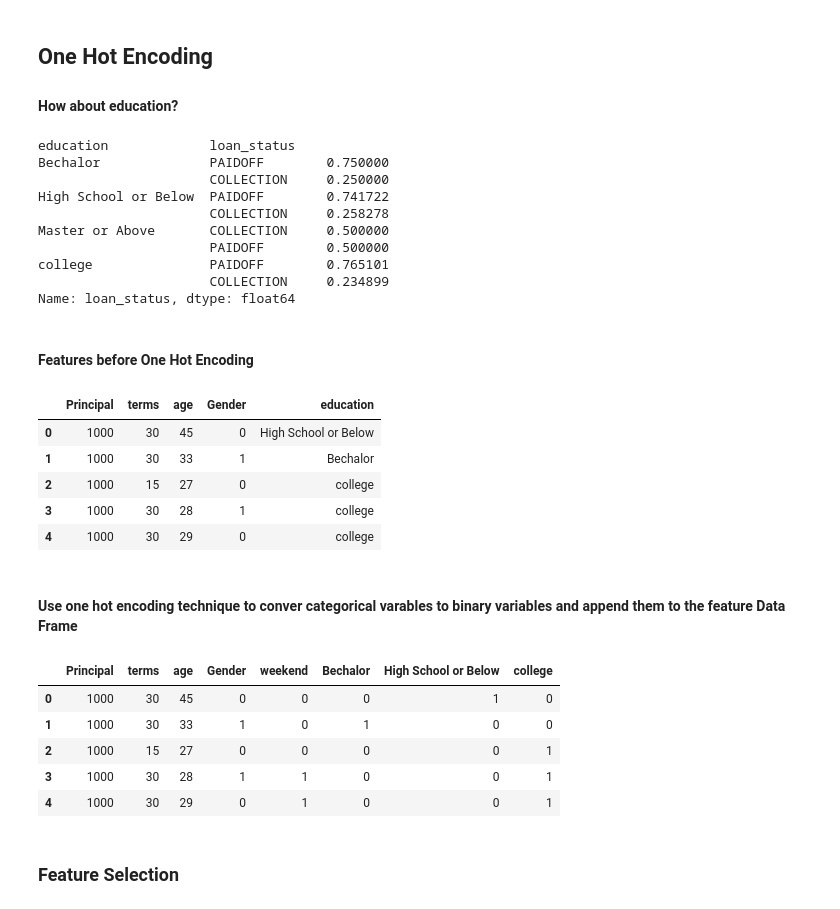
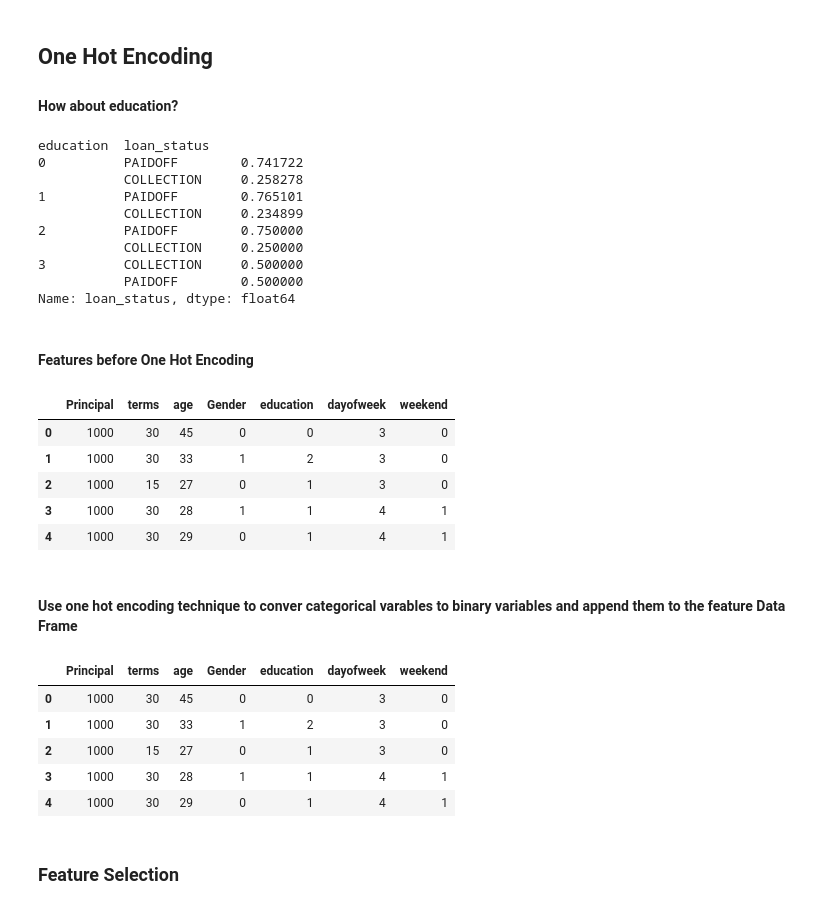
Before and after one commit to samciju/datascience, a Jupyter notebook: Final Assignment - ML DataScience.ipynb, the cells around one changed output. Drawn from its saved outputs; the diff is of its cells as text; code cells hidden in the pictures.

```diff
--- a/Final Assignment - ML DataScience.ipynb
+++ b/Final Assignment - ML DataScience.ipynb
@@ -165,6 +165,8 @@ Name: loan_status, dtype: float64
 Let's convert male to 0 and female to 1:
 # %%
 df['Gender'].replace(to_replace=['male','female'], value=[0,1],inplace=True)
+# Add to normalise education
+df['education'].replace(to_replace=['High School or Below','college','Bechalor','Master or Above'], value=[0,1,2,3],inplace=True)
 df.head()
 # %% [output]
 |  | Unnamed: 0 | Unnamed: 0.1 | loan_status | Principal | terms | effective_date | due_date | age | ... |
@@ -180,41 +182,41 @@ df.head()
 # %%
 df.groupby(['education'])['loan_status'].value_counts(normalize=True)
 # %% [output]
-education             loan_status
-Bechalor              PAIDOFF        0.750000
-                      COLLECTION     0.250000
-High School or Below  PAIDOFF        0.741722
-                      COLLECTION     0.258278
-Master or Above       COLLECTION     0.500000
-                      PAIDOFF        0.500000
-college               PAIDOFF        0.765101
-                      COLLECTION     0.234899
+education  loan_status
+0          PAIDOFF        0.741722
+           COLLECTION     0.258278
+1          PAIDOFF        0.765101
+           COLLECTION     0.234899
+2          PAIDOFF        0.750000
+           COLLECTION     0.250000
+3          COLLECTION     0.500000
+           PAIDOFF        0.500000
 Name: loan_status, dtype: float64
 # %% [markdown]
 #### Features before One Hot Encoding
 # %%
-df[['Principal','terms','age','Gender','education']].head()
+df[['Principal','terms','age','Gender','education','dayofweek','weekend']].head()
 # %% [output]
-|  | Principal | terms | age | Gender | education |
-| 0 | 1000 | 30 | 45 | 0 | High School or Below |
-| 1 | 1000 | 30 | 33 | 1 | Bechalor |
-| 2 | 1000 | 15 | 27 | 0 | college |
-| 3 | 1000 | 30 | 28 | 1 | college |
-| 4 | 1000 | 30 | 29 | 0 | college |
+|  | Principal | terms | age | Gender | education | dayofweek | weekend |
+| 0 | 1000 | 30 | 45 | 0 | 0 | 3 | 0 |
+| 1 | 1000 | 30 | 33 | 1 | 2 | 3 | 0 |
+| 2 | 1000 | 15 | 27 | 0 | 1 | 3 | 0 |
+| 3 | 1000 | 30 | 28 | 1 | 1 | 4 | 1 |
+| 4 | 1000 | 30 | 29 | 0 | 1 | 4 | 1 |
 # %% [markdown]
 #### Use one hot encoding technique to conver categorical varables to binary variables and append them to the feature Data Frame
 # %%
-Feature = df[['Principal','terms','age','Gender','weekend']]
-Feature = pd.concat([Feature,pd.get_dummies(df['education'])], axis=1)
-Feature.drop(['Master or Above'], axis = 1,inplace=True)
+Feature = df[['Principal','terms','age','Gender','education','dayofweek','weekend']]
+#Feature = pd.concat([Feature,pd.get_dummies(df['education'])], axis=1)
+#Feature.drop(['Master or Above'], axis = 1,inplace=True)
 Feature.head()
 # %% [output]
-|  | Principal | terms | age | Gender | weekend | Bechalor | High School or Below | college |
-| 0 | 1000 | 30 | 45 | 0 | 0 | 0 | 1 | 0 |
-| 1 | 1000 | 30 | 33 | 1 | 0 | 1 | 0 | 0 |
-| 2 | 1000 | 15 | 27 | 0 | 0 | 0 | 0 | 1 |
-| 3 | 1000 | 30 | 28 | 1 | 1 | 0 | 0 | 1 |
-| 4 | 1000 | 30 | 29 | 0 | 1 | 0 | 0 | 1 |
+|  | Principal | terms | age | Gender | education | dayofweek | weekend |
+| 0 | 1000 | 30 | 45 | 0 | 0 | 3 | 0 |
+| 1 | 1000 | 30 | 33 | 1 | 2 | 3 | 0 |
+| 2 | 1000 | 15 | 27 | 0 | 1 | 3 | 0 |
+| 3 | 1000 | 30 | 28 | 1 | 1 | 4 | 1 |
+| 4 | 1000 | 30 | 29 | 0 | 1 | 4 | 1 |
 # %% [markdown]
 ### Feature Selection
 # %% [markdown]
```
Also changed, not shown: parts of 8 cells of this notebook.
